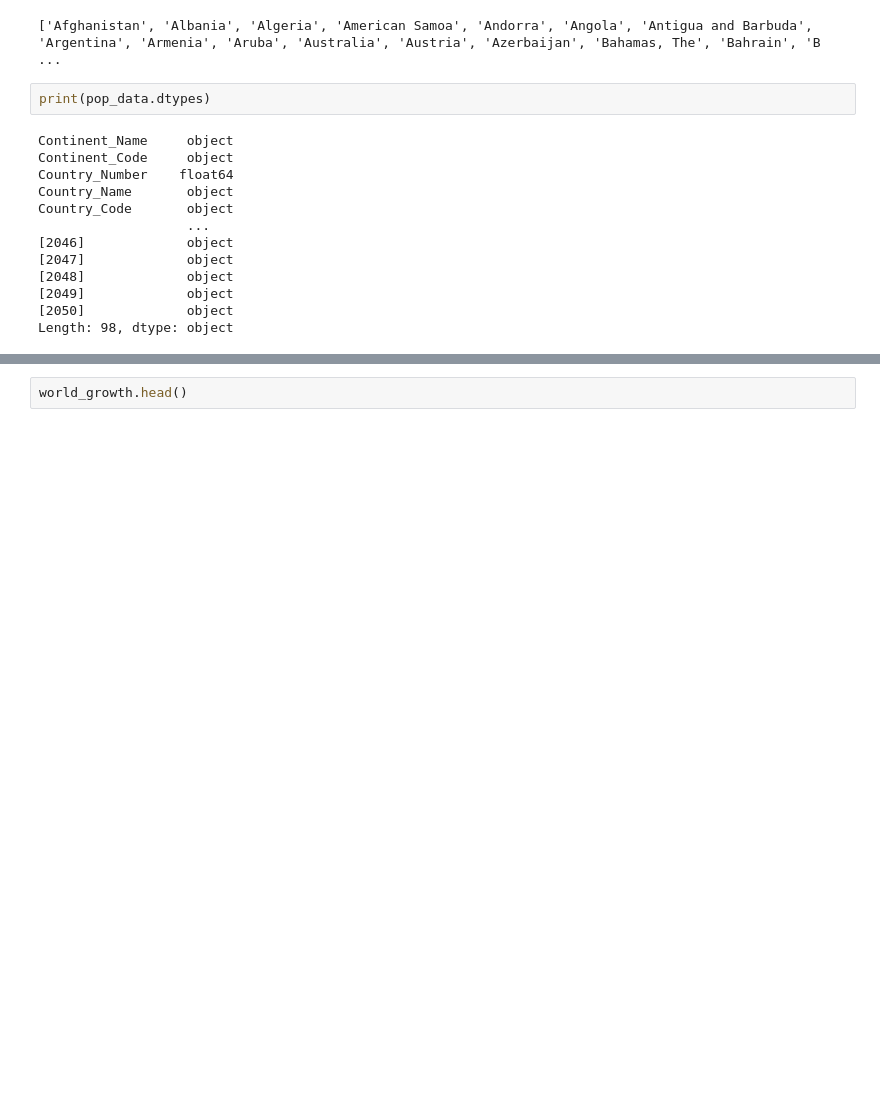
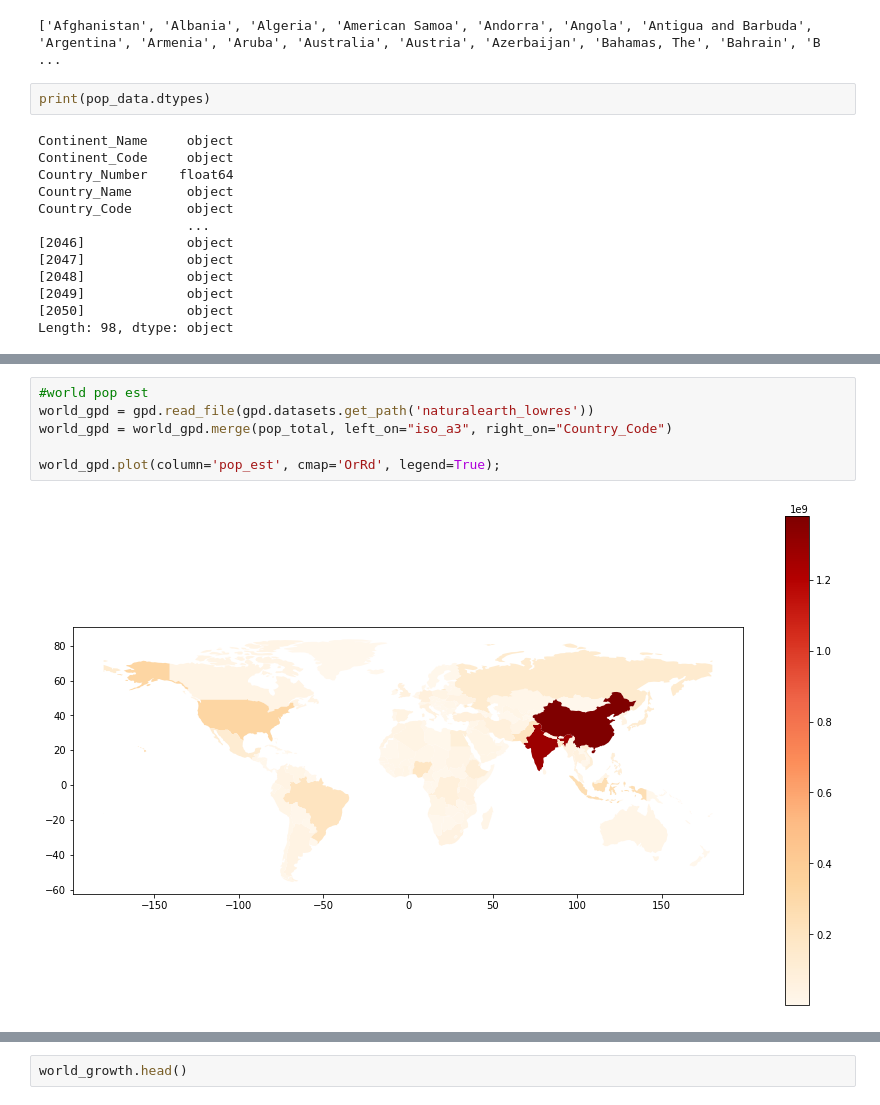
Before and after one commit to devkisdesai/CMPE255-Team-6-Project-Fall-2021-, a Jupyter notebook: EDA.ipynb, the cells around one changed output, grey strips where cells are left out. Cells and saved outputs as stored; diff of their text form; blank space fills up the shorter version.

```diff
--- a/EDA.ipynb
+++ b/EDA.ipynb
@@ -184,3 +253,11 @@ def preparePlot(dataframe): #We can use this method to plot individual plots (Ca
+# %%
+#world pop est
+world_gpd = gpd.read_file(gpd.datasets.get_path('naturalearth_lowres'))
+world_gpd = world_gpd.merge(pop_total, left_on="iso_a3", right_on="Country_Code")
+
+world_gpd.plot(column='pop_est', cmap='OrRd', legend=True);
+# %% [output]
+[figure, added]
 # %%
 world_total_plot = preparePlot(world_total)
 world_total_plot.plot(title = "World Population Trends")
```
Also changed, not shown: parts of 19 cells of this notebook.
